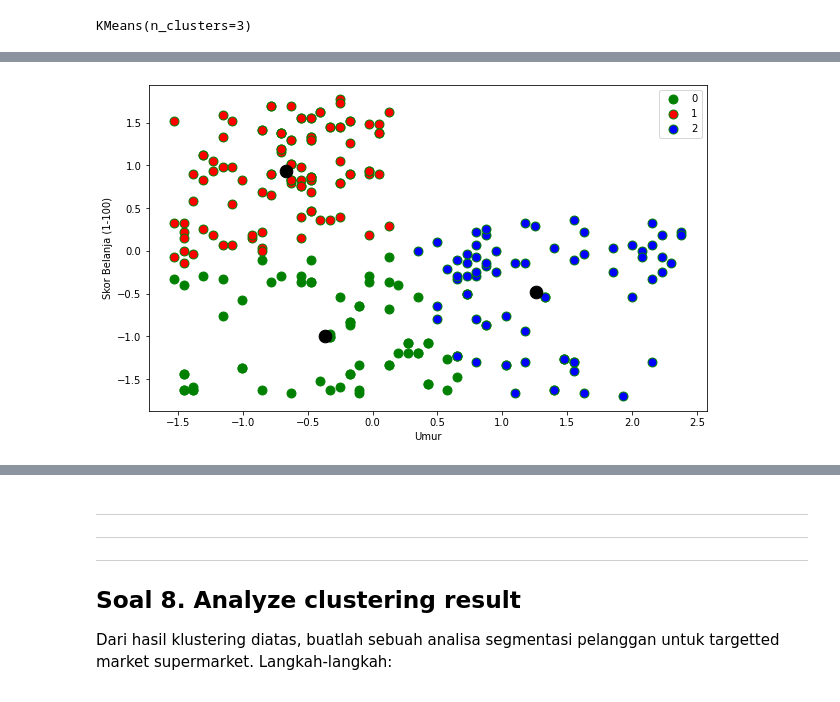
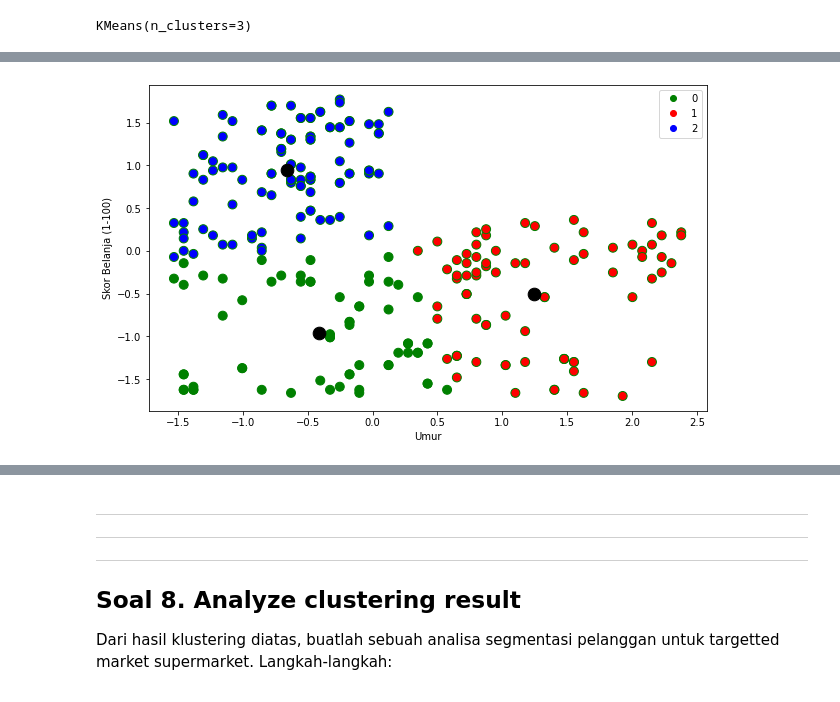
Before and after one commit to ighfirlyan/scikit-learn, a Jupyter notebook: mini_project.ipynb, the cells around one changed output, grey strips where cells are left out. Drawn from its saved outputs; the diff is of its cells as text; code cells hidden in the pictures.

```diff
--- a/mini_project.ipynb
+++ b/mini_project.ipynb
@@ -623,0 +654,3 @@ plt.show()
+# %%
+scalled_output_df_k3 = pd.DataFrame(output, columns=['Umur','Skor Belanja (1-100)'])
+scalled_output_df_k3
@@ -629,10 +676,10 @@ from sklearn.cluster import KMeans
 k=3
 
 kmeans_n3 = KMeans(n_clusters=k)
-model_b = kmeans_n3.fit(output_df)
+model_b = kmeans_n3.fit(output)
 model_b
 # %% [output]
 KMeans(n_clusters=3)
 # %%
 label_b = kmeans_n3.fit_predict(output_df)
-label_b
+label_b_scalled_df = pd.DataFrame(label_b)
@@ -671,0 +686,3 @@ new_filtered_label0
+# %%
+scalled_output_df_k3['label_scalled_3'] = label_b_scalled_df
+scalled_output_df_k3
@@ -672,23 +703,26 @@ new_filtered_label0
 # %%
 #visualisasi n=3 beserta centroid-centroidnya
 
 fig, ax = plt.subplots(figsize=(10,6))
-
 centers = kmeans_n3.cluster_centers_
 
-plt.scatter(new_filtered_label0[0] , new_filtered_label0[1], s=80, c='green', marker ="o", edgecolor ="green", label=0)
-plt.scatter(new_filtered_label1[0], new_filtered_label1[1], s=80, c='red', marker ="o", edgecolor ="green", label=1)
-plt.scatter(new_filtered_label2[0] , new_filtered_label2[1], s=80, c='blue', marker ="o", edgecolor ="green", label=2)
+colorDict = {0:'green', 1:'red', 2:'blue'}
 
+# plot data
+ax.scatter(scalled_output_df_k3['Umur'], scalled_output_df_k3['Skor Belanja (1-100)'], c=scalled_output_df_k3['label_scalled_3'].map(colorDict), s=80, marker='o', edgecolor ="green")
+
+#plot the centroids
 plt.scatter(centers[:,0], centers[:,1], c = 'black', s = 160);
 
-plt.legend()
+markers = [plt.Line2D([0,0],[0,0], color=color, marker='o', linestyle='') for color in colorDict.values()]
+
+plt.legend(markers, list(colorDict.keys())[:3])
 ax.set_ylabel('Skor Belanja (1-100)')
 ax.set_xlabel('Umur')
 
 plt.show()
 # %% [output]
-[figure, old version]
+[figure, new version]
 # %%
 #tampilan silhoutte score untuk n=2 dan n=3
 from sklearn.metrics import silhouette_score
```
Also changed, not shown: parts of 22 cells of this notebook.
